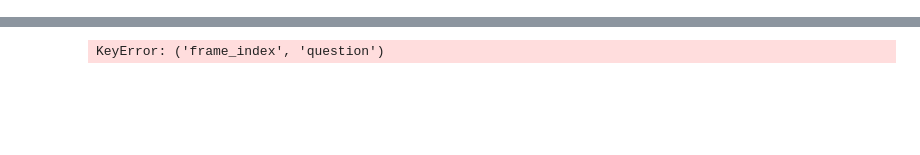
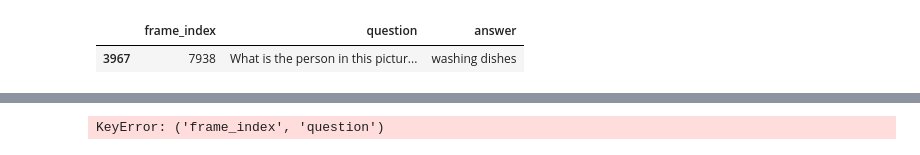
Before and after one commit to ardarslan/egocentric-video-understanding, a Jupyter notebook: scripts/06_analyze_frame_features/analyze_frame_features.ipynb, the cells around one changed output, grey strips where cells are left out. Cells and saved outputs as stored; diff of their text form; code cells hidden in the pictures; blank space fills up the shorter version.

```diff
--- a/scripts/06_analyze_frame_features/analyze_frame_features.ipynb
+++ b/scripts/06_analyze_frame_features/analyze_frame_features.ipynb
@@ -132,0 +360,15 @@ clip_id
+# %%
+blip2_vqa_row = blip2_vqa_answers_df[(blip2_vqa_answers_df["frame_index"] == frame_index - 6) & (blip2_vqa_answers_df["question"] == question)]
+
+# if len(blip2_vqa_row) == 1:
+#     return blip2_vqa_row["answer"]
+# else:
+#     if frame_index == 0:
+#         return "no_answer"
+#     else:
+#         return get_fill_value(blip2_vqa_answers_df=blip2_vqa_answers_df, frame_index=frame_index - 6, question=question)
+
+blip2_vqa_row
+# %% [output]
+|  | frame_index | question | answer |
+| 3967 | 7938 | What is the person in this pictur... | washing dishes |
```
Also changed, not shown: parts of 11 cells of this notebook, 4 other files.
